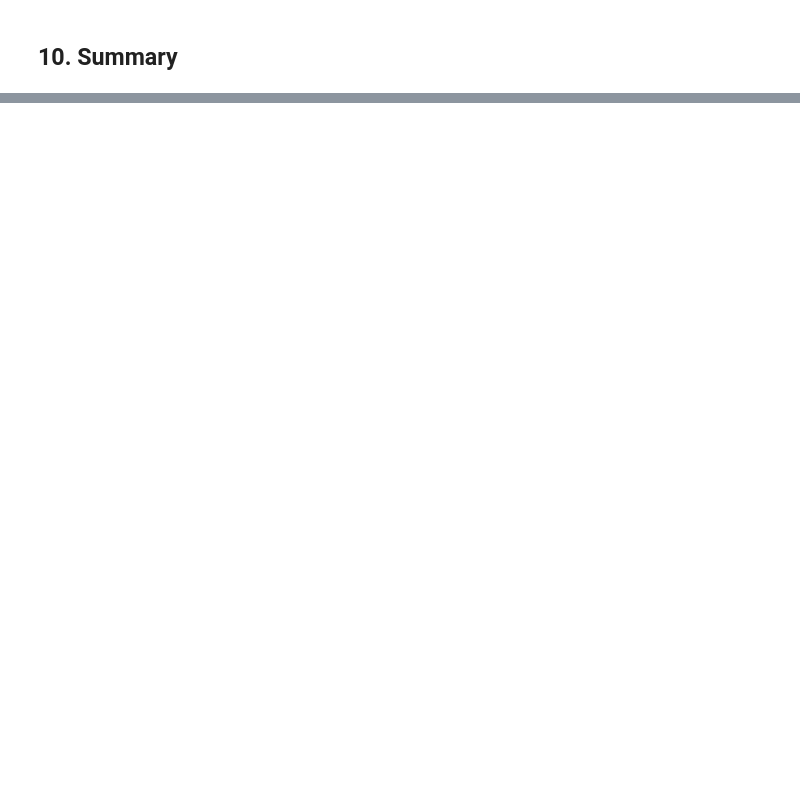
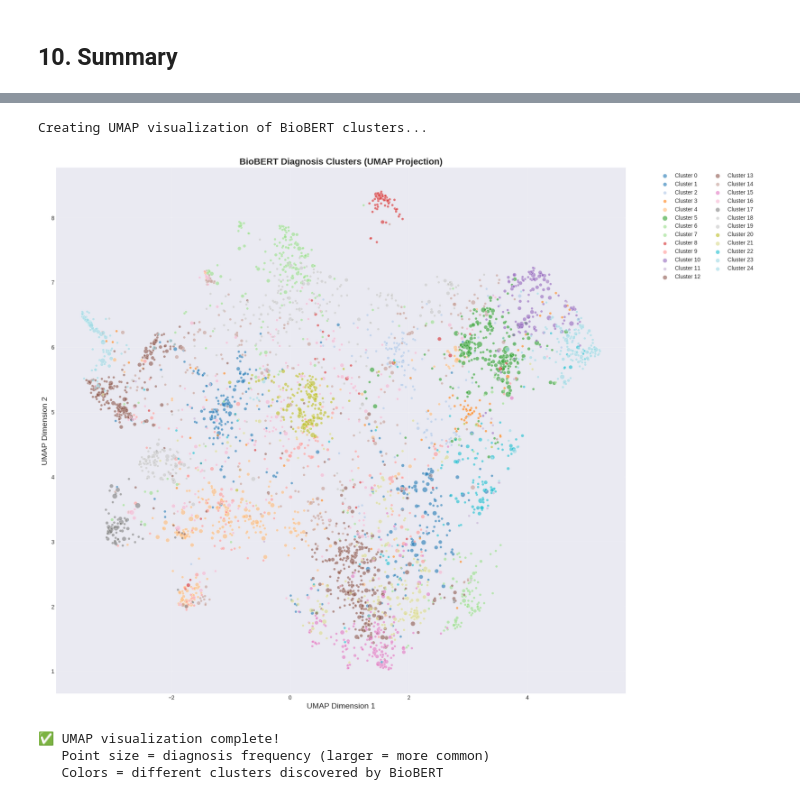
Before and after one commit to YousefMelhem/4DT911-Project-In-Visualization-and-Data-Analysis, a Jupyter notebook: Ml-Notebook/02b_text_embeddings_bert.ipynb, the cells around one changed output, grey strips where cells are left out. Cells and saved outputs as stored; diff of their text form; code cells hidden in the pictures; blank space fills up the shorter version.

Commit message:
added UMAP to the cases page and to the analytics page

```diff
--- a/Ml-Notebook/02b_text_embeddings_bert.ipynb
+++ b/Ml-Notebook/02b_text_embeddings_bert.ipynb
@@ -497,0 +718,50 @@ print("="*80)
+# %%
+# Visualize clusters using UMAP
+print("Creating UMAP visualization of BioBERT clusters...")
+
+# Reduce to 2D for visualization
+reducer = umap.UMAP(n_components=2, random_state=42, n_neighbors=15, min_dist=0.1)
+embedding_2d = reducer.fit_transform(diagnosis_embeddings)
+
+# Create interactive visualization
+fig, ax = plt.subplots(figsize=(18, 14))
+
+# Plot each cluster with different color
+colors = plt.cm.tab20(np.linspace(0, 1, optimal_k))
+for cluster_id in range(optimal_k):
+    mask = cluster_labels == cluster_id
+    cluster_points = embedding_2d[mask]
+    cluster_freqs = np.array(diagnosis_frequencies)[mask]
+
+    # Size points by frequency (log scale)
+    sizes = np.log1p(cluster_freqs) * 30
+
+    ax.scatter(
+        cluster_points[:, 0],
+        cluster_points[:, 1],
+        c=[colors[cluster_id]],
+        s=sizes,
+        alpha=0.6,
+        label=f'Cluster {cluster_id}',
+        edgecolors='white',
+        linewidth=0.5
+    )
+
+ax.set_xlabel('UMAP Dimension 1', fontsize=14)
+ax.set_ylabel('UMAP Dimension 2', fontsize=14)
+ax.set_title('BioBERT Diagnosis Clusters (UMAP Projection)', fontsize=16, fontweight='bold')
+ax.legend(bbox_to_anchor=(1.05, 1), loc='upper left', ncol=2, fontsize=10)
+ax.grid(alpha=0.3)
+
+plt.tight_layout()
+plt.show()
+
+print(f"\n✅ UMAP visualization complete!")
+print(f"   Point size = diagnosis frequency (larger = more common)")
+print(f"   Colors = different clusters discovered by BioBERT")
+# %% [output]
+Creating UMAP visualization of BioBERT clusters...
+[figure, added]
+✅ UMAP visualization complete!
+   Point size = diagnosis frequency (larger = more common)
+   Colors = different clusters discovered by BioBERT
```
Also changed, not shown: parts of 14 cells of this notebook, 15 other files.
